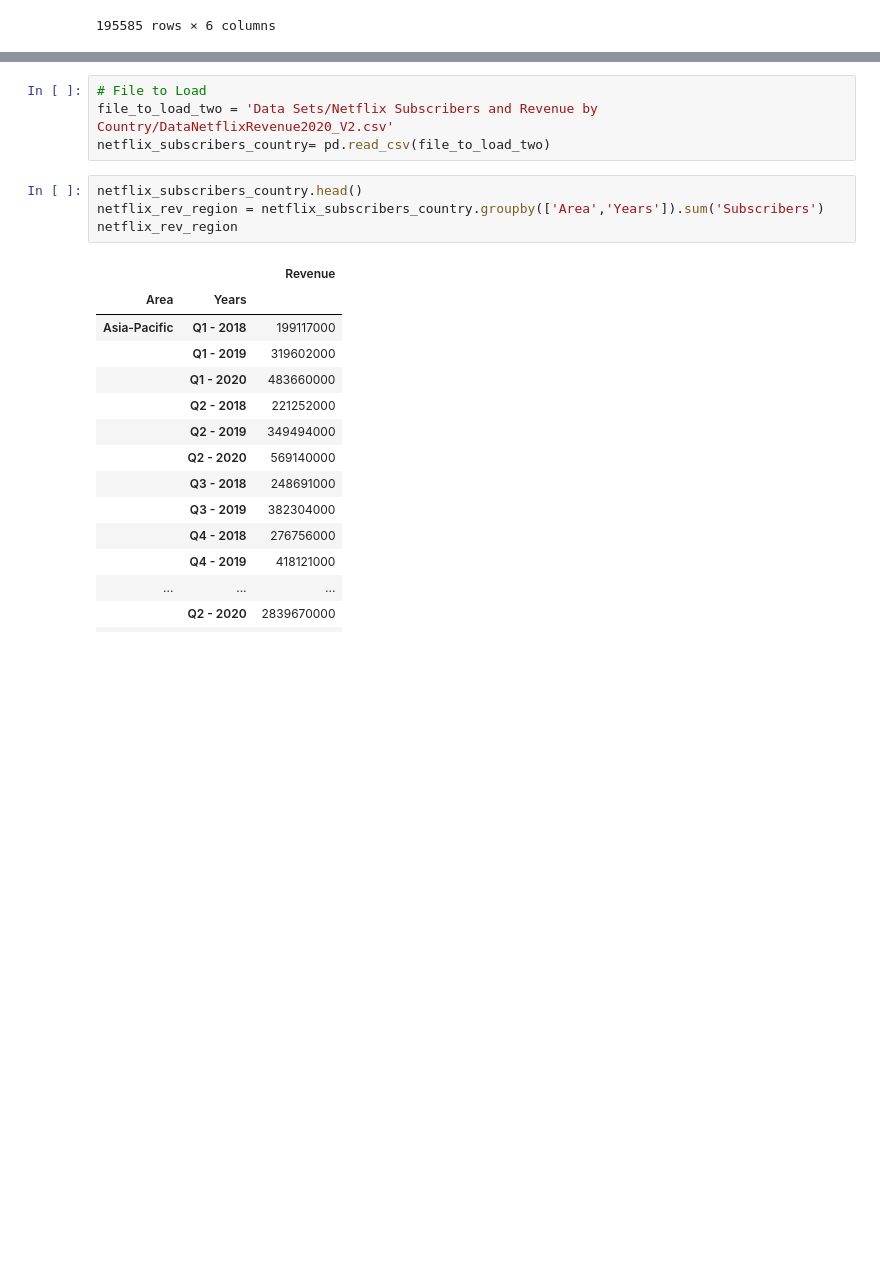
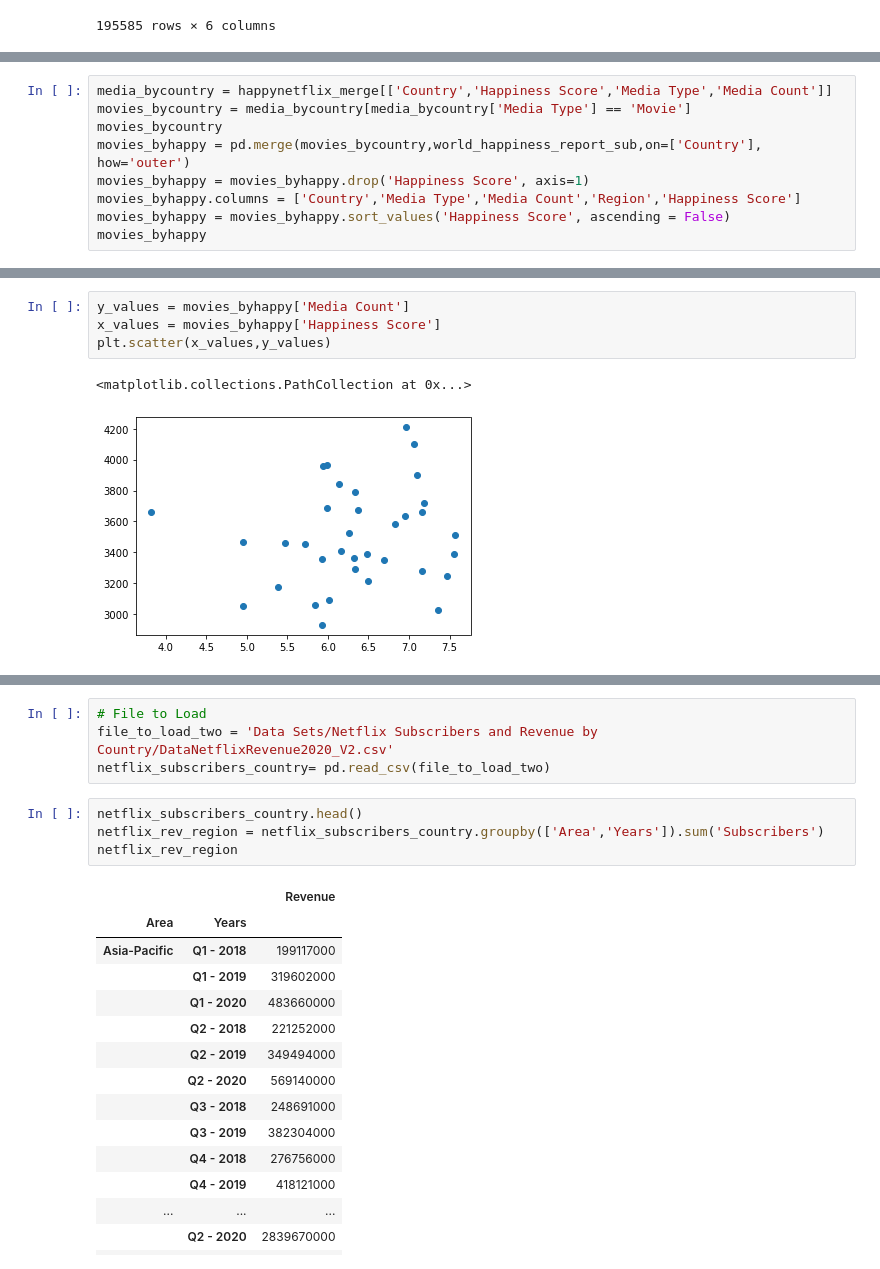
Before and after one commit to adamholcomb/Python-Media-Happiness-Analysis, a Jupyter notebook: HappinessIndex-DR.ipynb, the cells around one changed output, grey strips where cells are left out. Cells and saved outputs as stored; diff of their text form; blank space fills up the shorter version.

```diff
--- a/HappinessIndex-DR.ipynb
+++ b/HappinessIndex-DR.ipynb
@@ -78 +80,10 @@ happynetflix_merge
 70 rows × 5 columns
+# %%
+media_bycountry = happynetflix_merge[['Country','Happiness Score','Media Type','Media Count']]
+movies_bycountry = media_bycountry[media_bycountry['Media Type'] == 'Movie']
+movies_bycountry
+movies_byhappy = pd.merge(movies_bycountry,world_happiness_report_sub,on=['Country'], how='outer')
+movies_byhappy = movies_byhappy.drop('Happiness Score', axis=1)
+movies_byhappy.columns = ['Country','Media Type','Media Count','Region','Happiness Score']
+movies_byhappy = movies_byhappy.sort_values('Happiness Score', ascending = False)
+movies_byhappy
@@ -78,0 +104,7 @@ happynetflix_merge
+# %%
+y_values = movies_byhappy['Media Count']
+x_values = movies_byhappy['Happiness Score']
+plt.scatter(x_values,y_values)
+# %% [output]
+<matplotlib.collections.PathCollection at 0x...>
+[figure, added]
```
Also changed, not shown: parts of 13 cells of this notebook, 1 other file.
